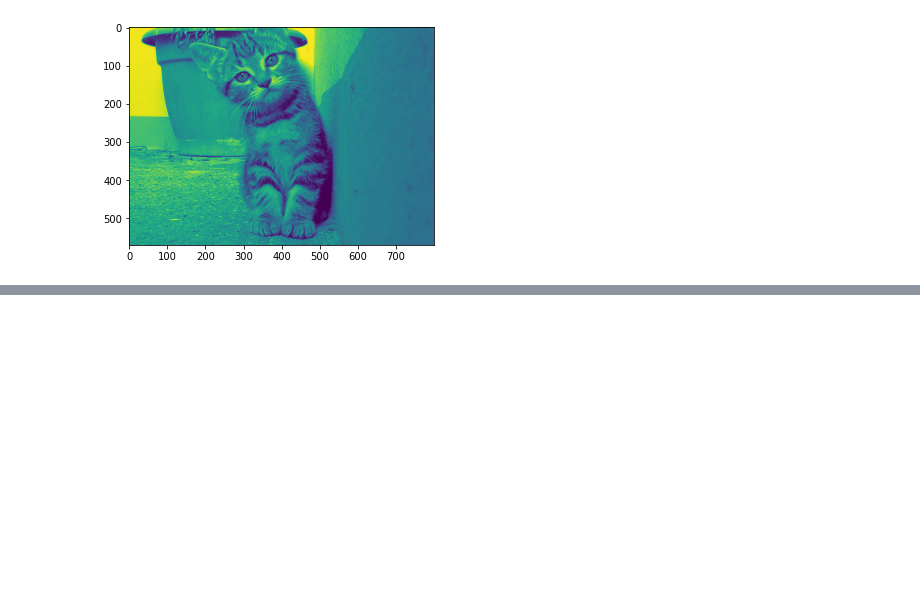
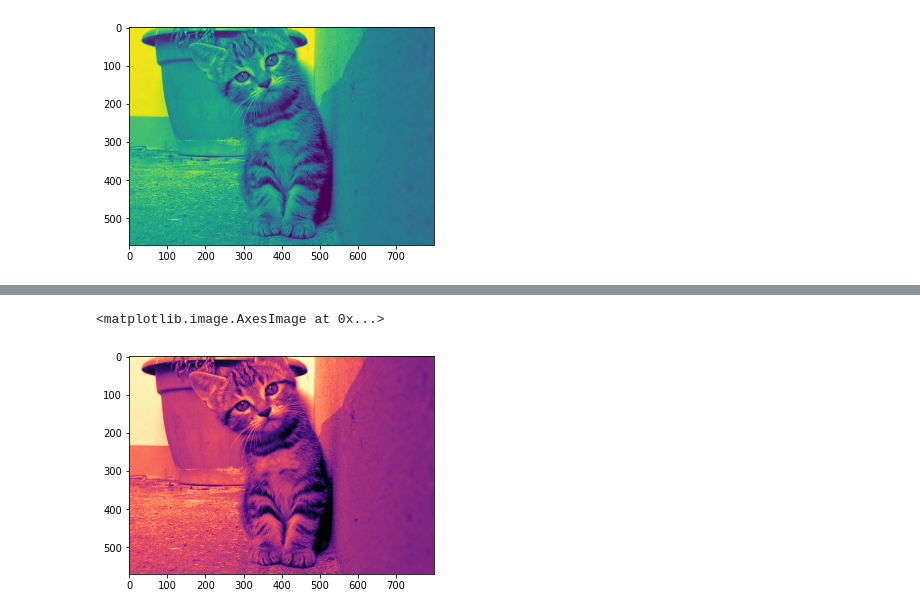
Before and after one commit to wahyupratama18/PCVK_Genap_2022, a Jupyter notebook: Week 2.ipynb, the cells around one changed output, grey strips where cells are left out. Drawn from its saved outputs; the diff is of its cells as text; code cells hidden in the pictures; blank space fills up the shorter version.

```diff
--- a/Week 2.ipynb
+++ b/Week 2.ipynb
@@ -34,0 +40,5 @@ plt.imshow(gray)
+# %%
+plt.imshow(gray, cmap='magma')
+# %% [output]
+<matplotlib.image.AxesImage at 0x...>
+[figure, added]
```
Also changed, not shown: parts of 9 cells of this notebook.
